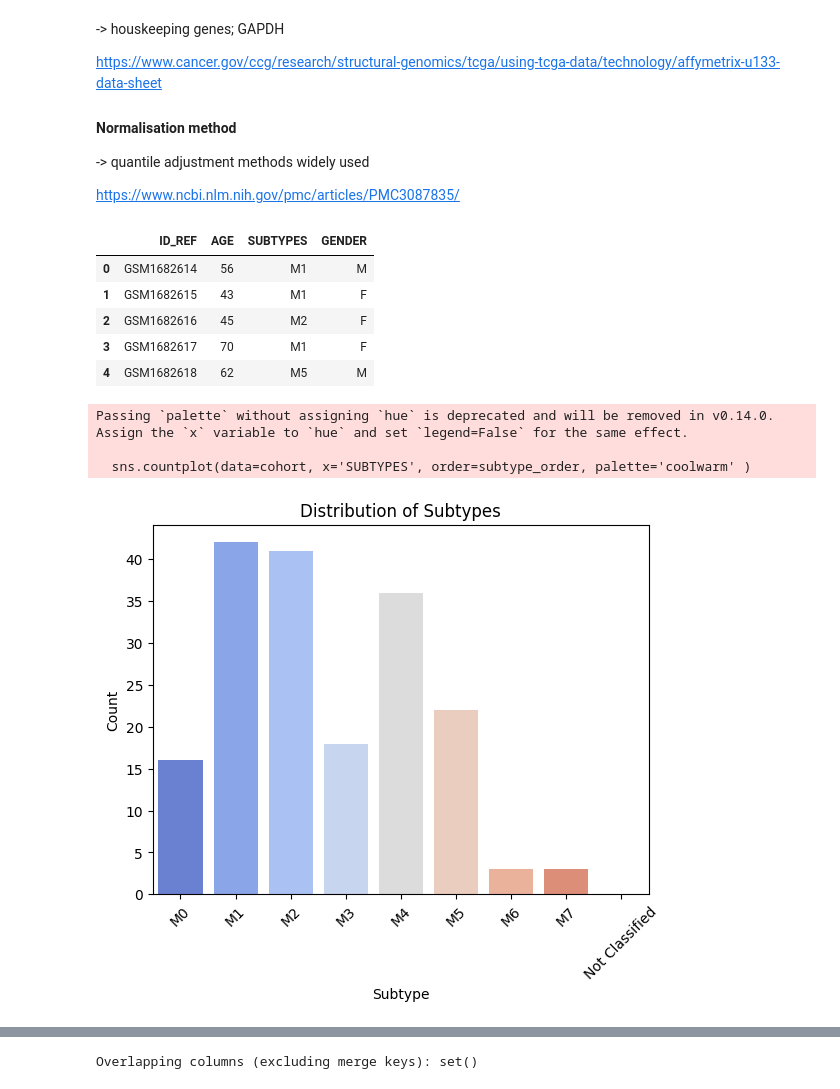
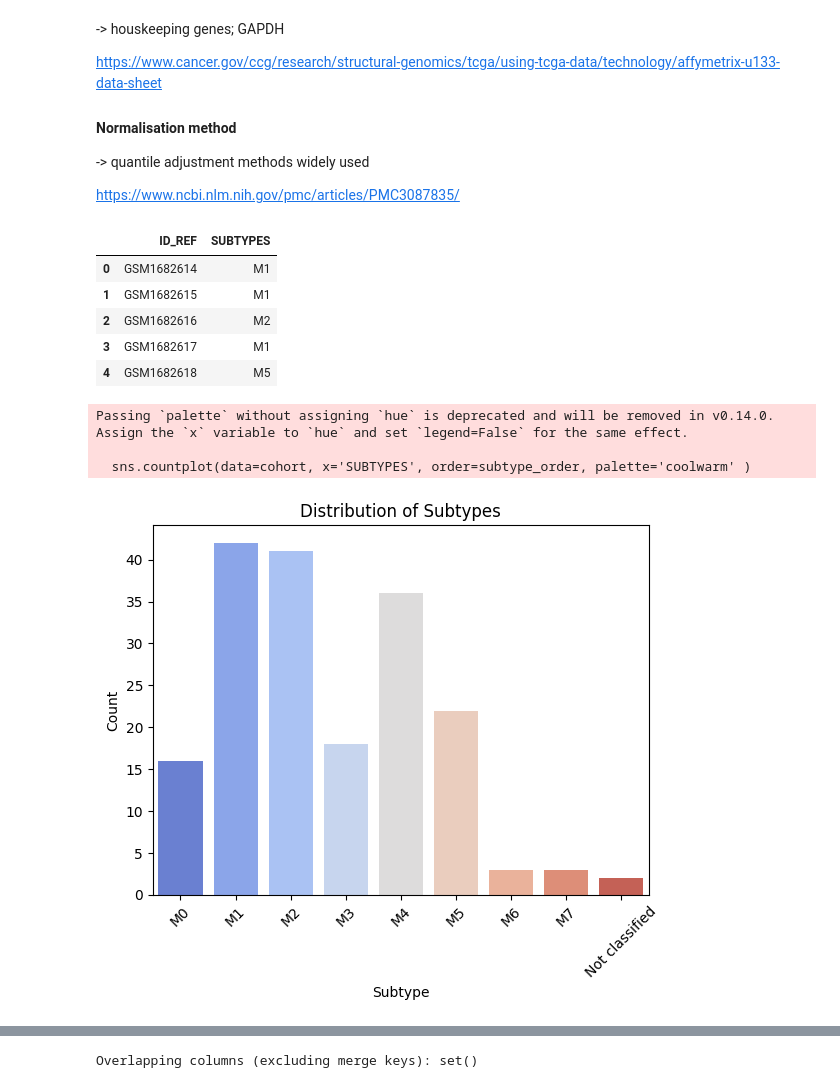
Before and after one commit to Chaoticatwithaneviltooth/5005_Project, a Jupyter notebook: RNAseqVisuals.ipynb, the cells around one changed output, grey strips where cells are left out. Drawn from its saved outputs; the diff is of its cells as text; code cells hidden in the pictures.

```diff
--- a/RNAseqVisuals.ipynb
+++ b/RNAseqVisuals.ipynb
@@ -85,30 +160,31 @@ https://www.cancer.gov/ccg/research/structural-genomics/tcga/using-tcga-data/tec
 https://www.ncbi.nlm.nih.gov/pmc/articles/PMC3087835/
 # %%
 cohort = pd.read_csv("/Users/keerthana/Documents/NUS Precision Med 25/5005/5005_Project/Processed Datasets/cohort.csv")
+cohort = cohort.drop(['AGE', 'GENDER'], axis=1)
 cohort.head()
 # %% [output]
-|  | ID_REF | AGE | SUBTYPES | GENDER |
-| 0 | GSM1682614 | 56 | M1 | M |
-| 1 | GSM1682615 | 43 | M1 | F |
-| 2 | GSM1682616 | 45 | M2 | F |
-| 3 | GSM1682617 | 70 | M1 | F |
-| 4 | GSM1682618 | 62 | M5 | M |
+|  | ID_REF | SUBTYPES |
+| 0 | GSM1682614 | M1 |
+| 1 | GSM1682615 | M1 |
+| 2 | GSM1682616 | M2 |
+| 3 | GSM1682617 | M1 |
+| 4 | GSM1682618 | M5 |
 # %%
 import matplotlib.pyplot as plt
 import seaborn as sns
 
 # order of the subtypes
-subtype_order = ['M0', 'M1', 'M2', 'M3', 'M4', 'M5', 'M6', 'M7', 'Not Classified']
+subtype_order = ['M0', 'M1', 'M2', 'M3', 'M4', 'M5', 'M6', 'M7', 'Not classified']
 
 # hist
 sns.countplot(data=cohort, x='SUBTYPES', order=subtype_order, palette='coolwarm' )
 plt.title('Distribution of Subtypes')
 plt.xlabel('Subtype')
 plt.ylabel('Count')
 plt.xticks(rotation=45)  # Rotate labels to make them readable if necessary
 plt.show()
 # %% [output]
 Passing `palette` without assigning `hue` is deprecated and will be removed in v0.14.0. Assign the `x` variable to `hue` and set `legend=False` for the same effect.
 
   sns.countplot(data=cohort, x='SUBTYPES', order=subtype_order, palette='coolwarm' )
-[figure, old version]
+[figure, new version]
```
Also changed, not shown: parts of 25 cells of this notebook, 12 other files.
